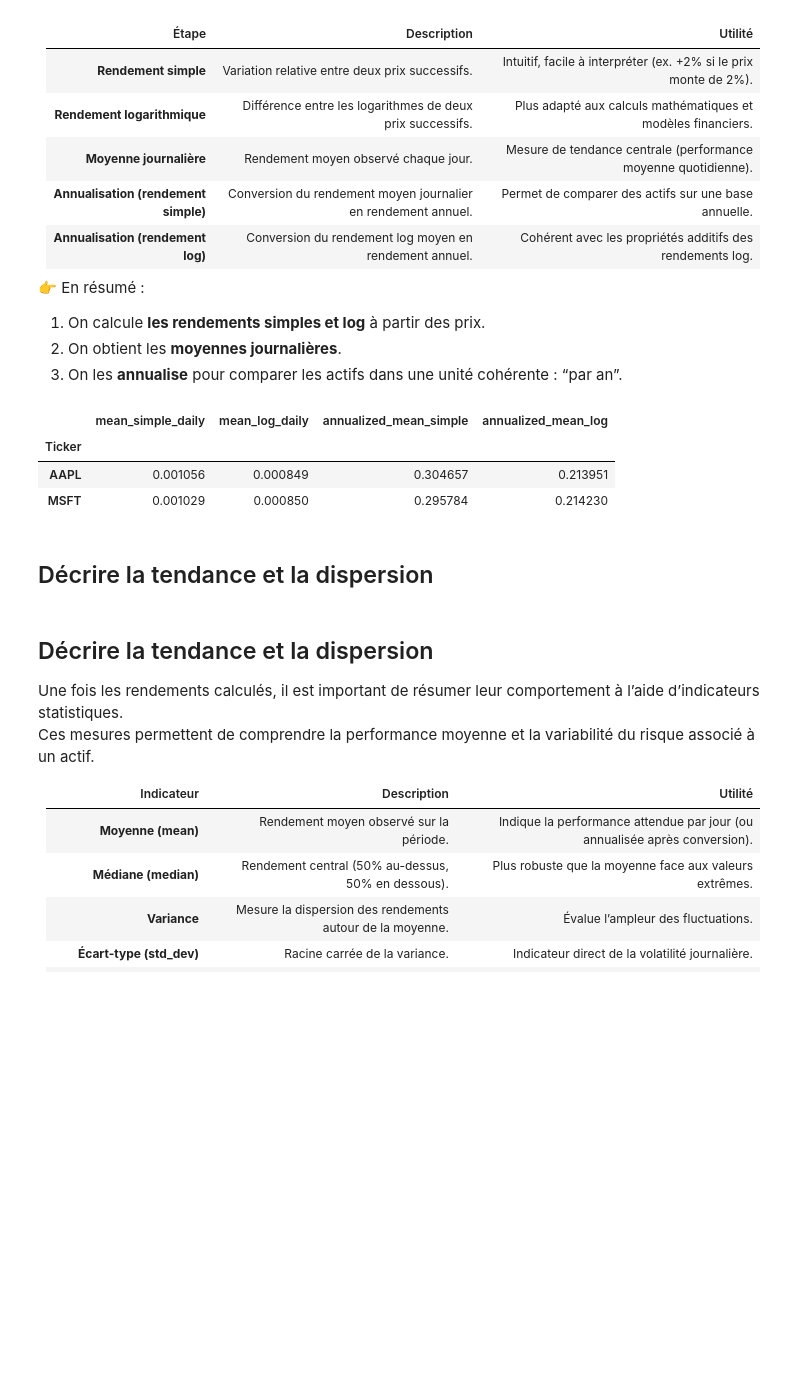
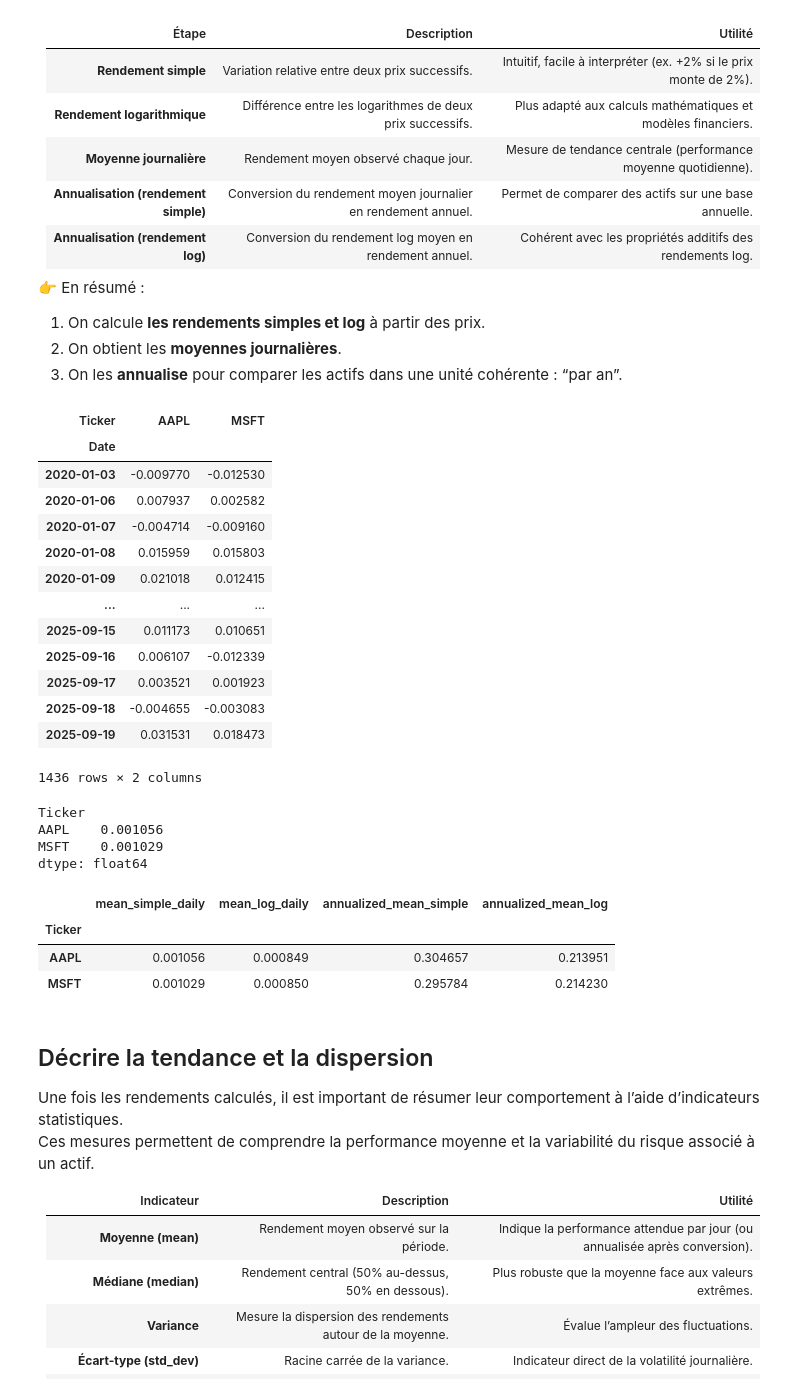
Before and after one commit to LinkedInLearning/statistique-finance-python_5492064, a Jupyter notebook: Codes/01_Analyse_Rendements_Financiers.ipynb, the cells around one changed output. Drawn from its saved outputs; the diff is of its cells as text; code cells hidden in the pictures; blank space fills up the shorter version.

```diff
--- a/Codes/01_Analyse_Rendements_Financiers.ipynb
+++ b/Codes/01_Analyse_Rendements_Financiers.ipynb
@@ -109,33 +87,23 @@ Cette étape est essentielle car :
 3. On les **annualise** pour comparer les actifs dans une unité cohérente : “par an”.
 # %%
 import numpy as np
-import pandas as pd
-
 # Rendements simples (pct_change) et log (diff(log))
 simple_r = prices.pct_change().dropna(how="all")
 log_r = np.log(prices).diff().dropna(how="all")
-
-# Moyennes journalières
-mean_simple_daily = simple_r.mean()
-mean_log_daily = log_r.mean()
-
-# Annualisation
-annual_mean_simple = (1 + mean_simple_daily)**252 - 1
-annual_mean_log = mean_log_daily * 252
-
-# Tableau récapitulatif
-df_returns = pd.DataFrame({
-    "mean_simple_daily": mean_simple_daily,
-    "mean_log_daily": mean_log_daily,
-    "annualized_mean_simple": annual_mean_simple,
-    "annualized_mean_log": annual_mean_log
-})
-
-display(df_returns)
-# %% [output]
-|  | mean_simple_daily | mean_log_daily | annualized_mean_simple | annualized_mean_log |
-| Ticker |  |  |  |  |
-| AAPL | 0.001056 | 0.000849 | 0.304657 | 0.213951 |
-| MSFT | 0.001029 | 0.000850 | 0.295784 | 0.214230 |
-# %% [markdown]
-## Décrire la tendance et la dispersion
+# %%
+log_r
+# %% [output]
+| Ticker | AAPL | MSFT |
+| Date |  |  |
+| 2020-01-03 | -0.009770 | -0.012530 |
+| 2020-01-06 | 0.007937 | 0.002582 |
+| 2020-01-07 | -0.004714 | -0.009160 |
+| 2020-01-08 | 0.015959 | 0.015803 |
+| 2020-01-09 | 0.021018 | 0.012415 |
+| ... | ... | ... |
+| 2025-09-15 | 0.011173 | 0.010651 |
+| 2025-09-16 | 0.006107 | -0.012339 |
+| 2025-09-17 | 0.003521 | 0.001923 |
+| 2025-09-18 | -0.004655 | -0.003083 |
+| 2025-09-19 | 0.031531 | 0.018473 |
+1436 rows × 2 columns
@@ -141,0 +114,7 @@ display(df_returns)
+# %%
+mean_simple_daily.head()
+# %% [output]
+Ticker
+AAPL    0.001056
+MSFT    0.001029
+dtype: float64
@@ -142,3 +133,10 @@ display(df_returns)
+# %%
+display(df_returns)
+# %% [output]
+|  | mean_simple_daily | mean_log_daily | annualized_mean_simple | annualized_mean_log |
+| Ticker |  |  |  |  |
+| AAPL | 0.001056 | 0.000849 | 0.304657 | 0.213951 |
+| MSFT | 0.001029 | 0.000850 | 0.295784 | 0.214230 |
 # %% [markdown]
 ## Décrire la tendance et la dispersion
 
```
Also changed, not shown: parts of 23 cells of this notebook.
